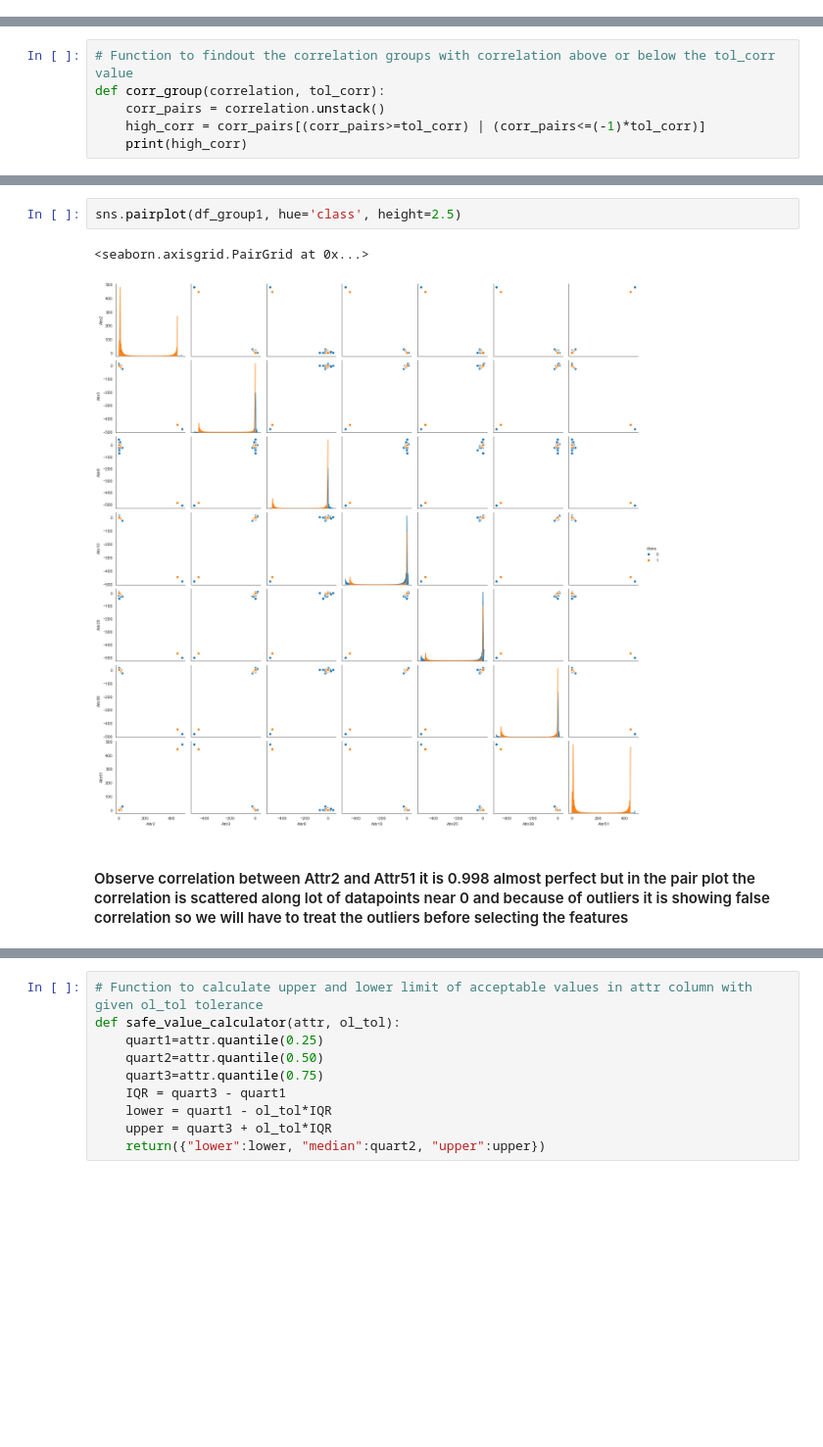
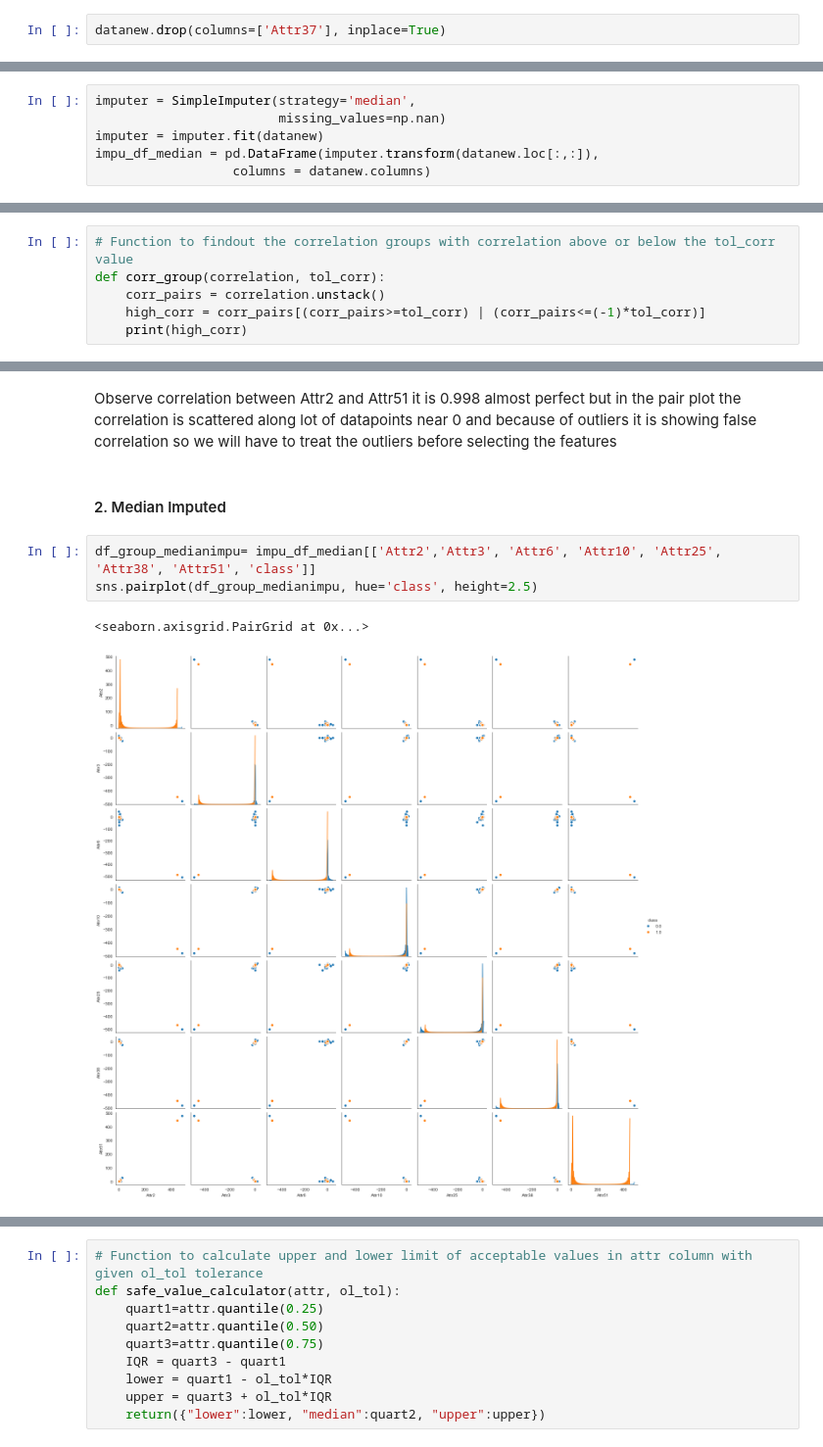
Before and after one commit to Tejas-Choudekar/ML-Project-RWTH, a Jupyter notebook: Bankruptcy-Prediction.ipynb, the cells around one changed output, grey strips where cells are left out. Shown at 98% size. Saved outputs shown, nothing was run; the diff lists cells and outputs as text; blank space fills up the shorter version.

```diff
--- a/Bankruptcy-Prediction.ipynb
+++ b/Bankruptcy-Prediction.ipynb
@@ -102,3 +120,5 @@ dtype: int64
+# %%
+datanew.drop(columns=['Attr37'], inplace=True)
 # %% [markdown]
 ### Plotting correlation heatmap
 # %%
@@ -140,0 +167,6 @@ dtype: float64
+# %%
+imputer = SimpleImputer(strategy='median',
+                        missing_values=np.nan)
+imputer = imputer.fit(datanew)
+impu_df_median = pd.DataFrame(imputer.transform(datanew.loc[:,:]),
+                  columns = datanew.columns)
@@ -173,7 +276,10 @@ df_group1 = datanew[['Attr2','Attr3', 'Attr6', 'Attr10', 'Attr25', 'Attr38', 'At
+# %% [markdown]
+Observe correlation between Attr2 and Attr51 it is 0.998 almost perfect but in the pair plot the correlation is scattered along lot of datapoints near 0 and because of outliers it is showing false correlation so we will have to treat the outliers before selecting the features
+# %% [markdown]
+#### 2. Median Imputed
 # %%
-sns.pairplot(df_group1, hue='class', height=2.5)
+df_group_medianimpu= impu_df_median[['Attr2','Attr3', 'Attr6', 'Attr10', 'Attr25', 'Attr38', 'Attr51', 'class']]
+sns.pairplot(df_group_medianimpu, hue='class', height=2.5)
 # %% [output]
 <seaborn.axisgrid.PairGrid at 0x...>
-[figure, old version]
+[figure, new version]
-# %% [markdown]
-#### Observe correlation between Attr2 and Attr51 it is 0.998 almost perfect but in the pair plot the correlation is scattered along lot of datapoints near 0 and because of outliers it is showing false correlation so we will have to treat the outliers before selecting the features
```
Also changed, not shown: parts of 61 cells of this notebook.
